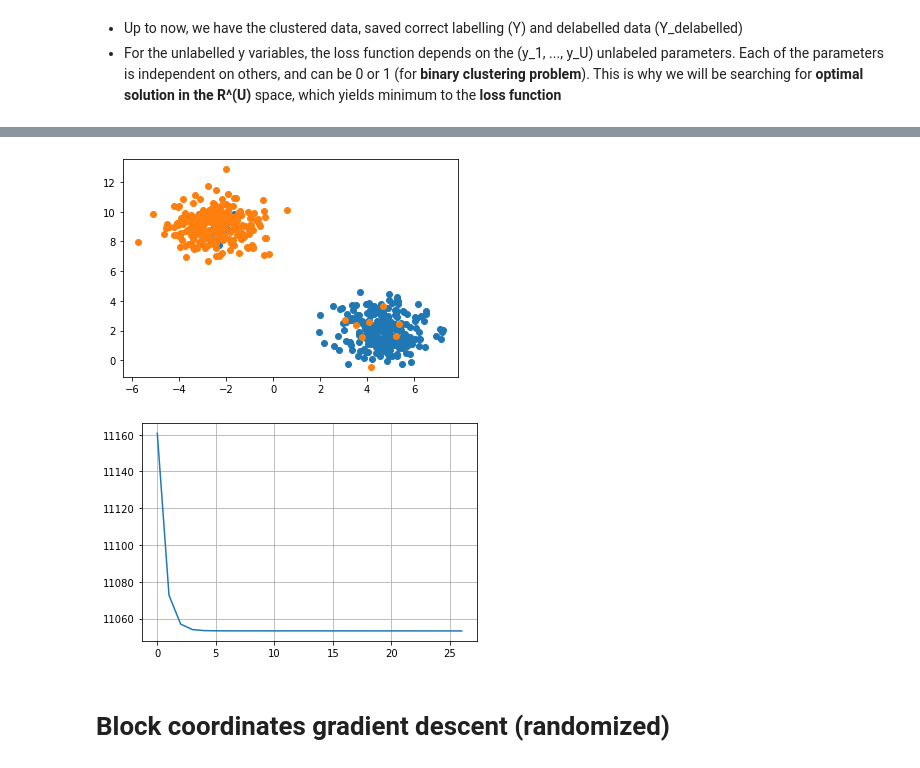
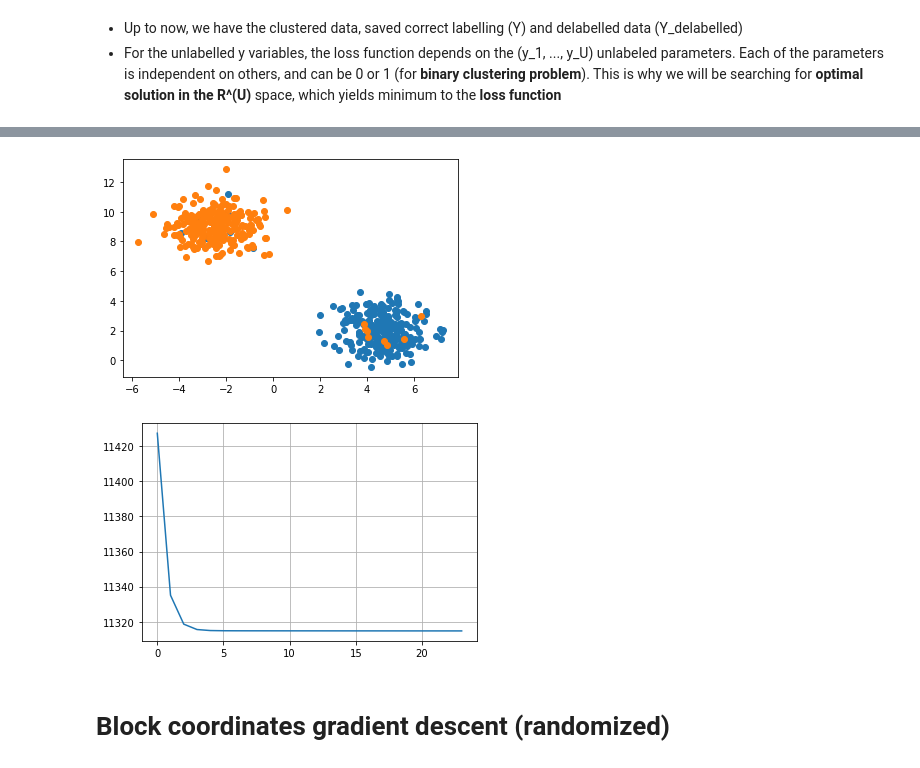
Before and after one commit to PashaIanko/Semi-Supervised-Labelling, a Jupyter notebook: main_notebook.ipynb, the cells around one changed output, grey strips where cells are left out. Cells and saved outputs as stored; diff of their text form; code cells hidden in the pictures.

```diff
--- a/main_notebook.ipynb
+++ b/main_notebook.ipynb
@@ -10,7 +10,7 @@ numpy_seed = 42
 # Data preparation
 # %%
 class DataProperties:
-    n_samples = 500 # 200
+    n_samples = 200 # 200
     labeled_percentage = 0.03
     n_dims = 2
     n_clusters = 2
@@ -41,7 +44,7 @@ Data shape: X: (500, 2), Y: (500,)
 # %% [markdown]
 ## Visualize fully labeled data
 # %%
-def plot_clusters(Y):
+def plot_clusters(X, Y):
     fig, ax = plt.subplots()
 
     clusters = np.unique(Y)
@@ -55,7 +58,7 @@ def plot_clusters(Y):
         )
 
 
-plot_clusters(Y)
+plot_clusters(X, Y)
 # %% [output]
 [figure]
 # %% [markdown]
@@ -257,6 +262,6 @@ Y_preds_GD = solver.solve(
     X,
     Y_delabeled,
     iters_limit = 50,
-    delta_loss_limit = 0.001
+    delta_loss_limit = 0.0025
 )
 # %% [output]
@@ -280,12 +285,12 @@ Loss: 11053.288911218093, delta loss: 0.0009906982468237402
 # %%
-plot_clusters(Y_preds_GD)
+plot_clusters(X, Y_preds_GD)
 # %% [output]
-[figure, old version]
+[figure, new version]
 # %%
 plt.plot(solver.losses)
 plt.grid()
 # %% [output]
-[figure, old version]
+[figure, new version]
 # %% [markdown]
 # Block coordinates gradient descent (randomized)
 # %% [markdown]
```
Also changed, not shown: parts of 16 cells of this notebook, 1 other file.
